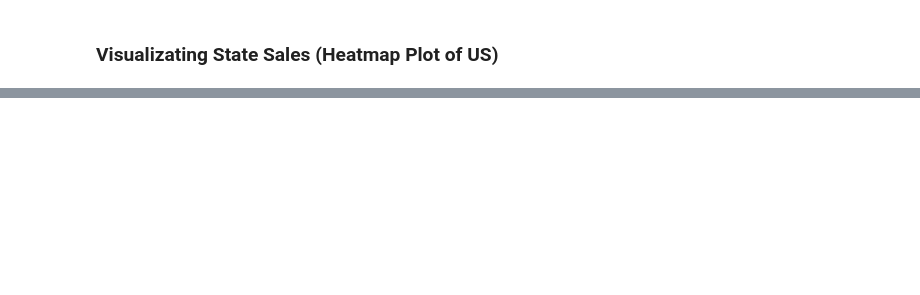
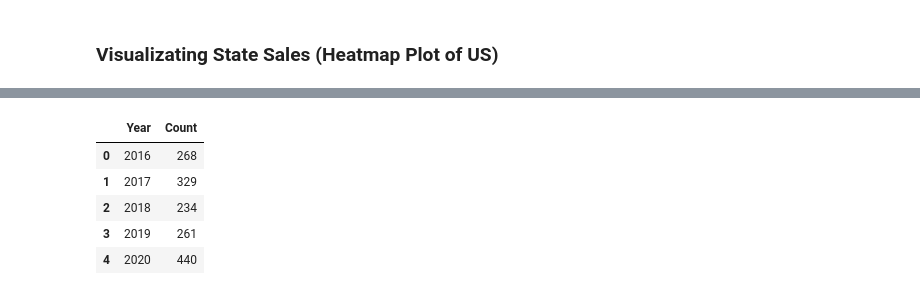
Before and after one commit to drusho/Analysis_of_US_Firework_Sales_and_Injuries, a Jupyter notebook: notebooks/Analysis_of_US_Firework_Sales_and_Injuries.ipynb, the cells around one changed output, grey strips where cells are left out. Saved outputs shown, nothing was run; the diff lists cells and outputs as text; code cells hidden in the pictures; blank space fills up the shorter version.

```diff
--- a/notebooks/Analysis_of_US_Firework_Sales_and_Injuries.ipynb
+++ b/notebooks/Analysis_of_US_Firework_Sales_and_Injuries.ipynb
@@ -699,0 +722,12 @@ fig.write_html("Total State Firework Sales ($USD) 2016-2020 (map).html")
+# %%
+# df_injury.groupby(['Treatment_Date']
+df_injury_count = df_injury.groupby(df_injury['Treatment_Date'].dt.year)['Age'].count().reset_index(name='Count')
+df_injury_count.rename(columns={'Treatment_Date':'Year'},inplace=True)
+df_injury_count
+# %% [output]
+|  | Year | Count |
+| 0 | 2016 | 268 |
+| 1 | 2017 | 329 |
+| 2 | 2018 | 234 |
+| 3 | 2019 | 261 |
+| 4 | 2020 | 440 |
```
Also changed, not shown: parts of 7 cells of this notebook.
